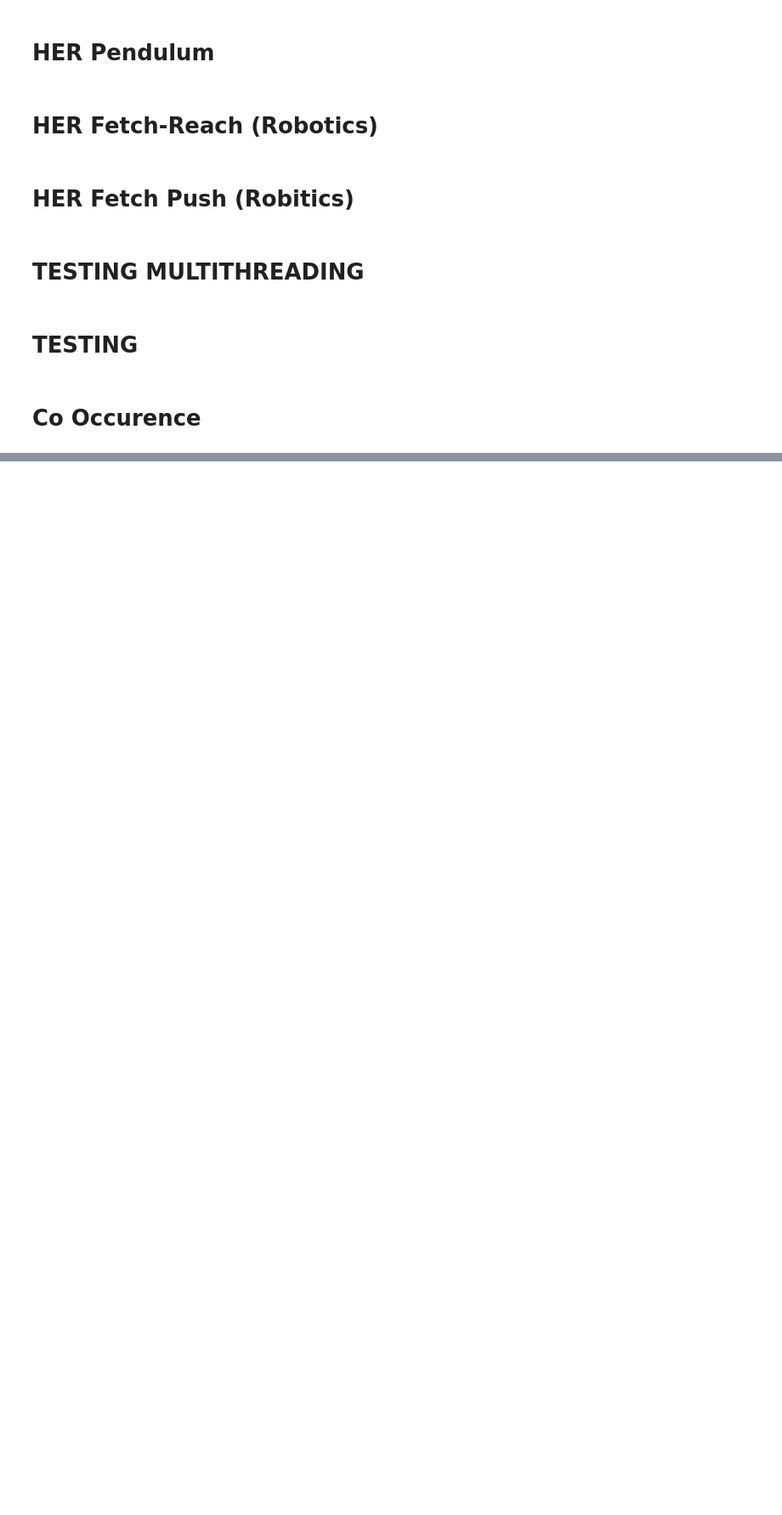
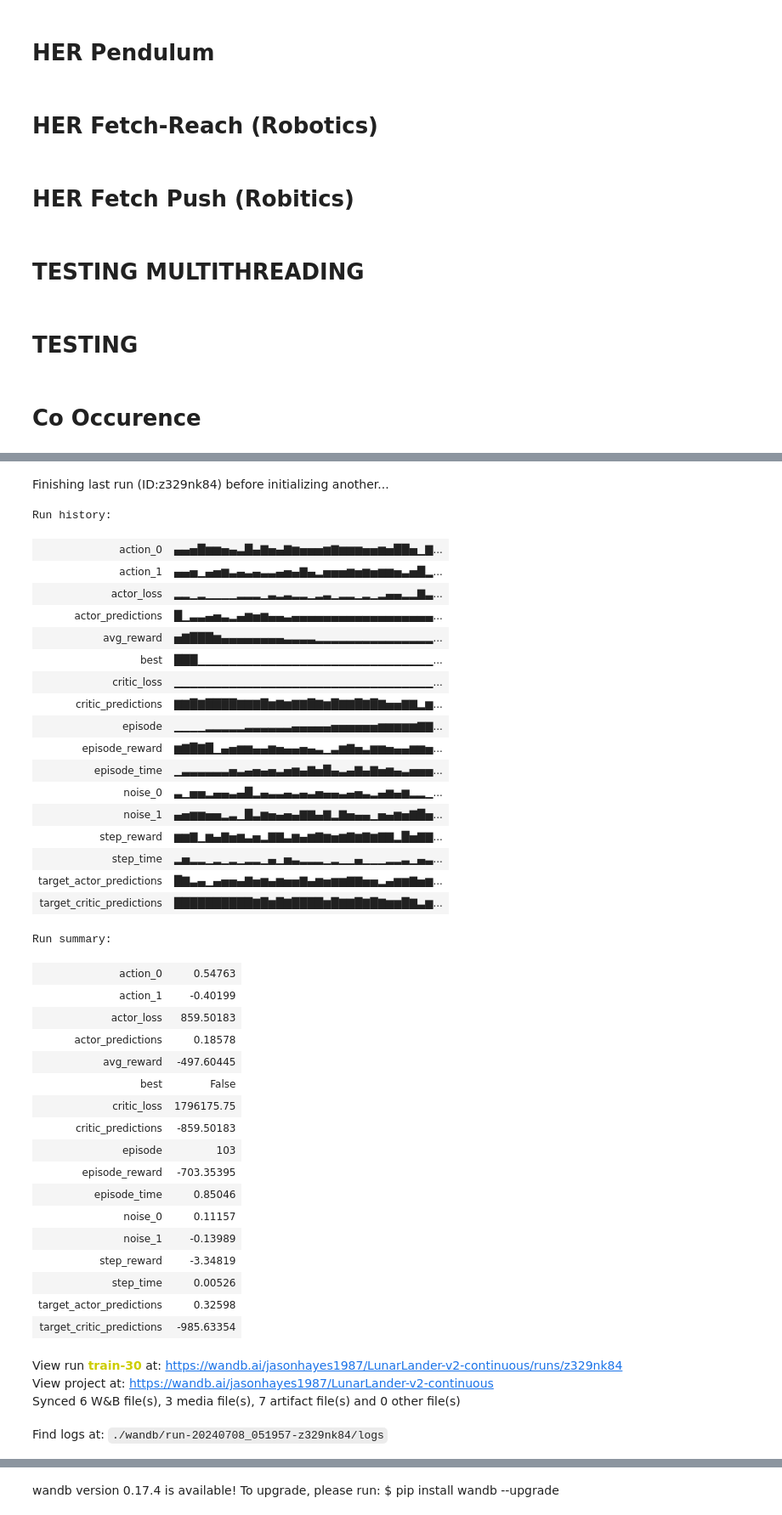
Before and after one commit to jasonhayes1987/PhoenX_RL, a Jupyter notebook: pytorch/src/app/test_bed.ipynb, the cells around one changed output, grey strips where cells are left out. Shown: that part at 85% size. Drawn from its saved outputs; the diff is of its cells as text; code cells hidden in the pictures; blank space fills up the shorter version.

```diff
--- a/pytorch/src/app/test_bed.ipynb
+++ b/pytorch/src/app/test_bed.ipynb
@@ -1630,0 +1660,6 @@ her.get_config()
+# %%
+env = gym.make('LunarLanderContinuous-v2')
+# env = gym.make("BipedalWalker-v3")
+# env = gym.make("Pendulum-v1")
+# %%
+device='cuda'
@@ -1630,0 +1804,16 @@ her.get_config()
+# %%
+replay_buffer = helper.ReplayBuffer(env, 1000000, device=device)
+noise = helper.NormalNoise(shape=env.action_space.shape, mean=0.0, stddev=0.1, device=device)
+# %%
+td3 = rl_agents.TD3(
+    env=env,
+    actor_model=actor,
+    critic_model=critic,
+    replay_buffer=replay_buffer,
+    batch_size=100,
+    noise=noise,
+    actor_update_delay=2,
+    callbacks=[rl_callbacks.WandbCallback("LunarLander-v2-continuous")],
+    use_mpi=False,
+    device=device
+)
@@ -1630,0 +1882,44 @@ her.get_config()
+# %%
+td3.train(num_episodes=1500)
+# %% [output]
+Finishing last run (ID:z329nk84) before initializing another...
+Run history:
+| action_0 | ▄▄▅█▆▆▅▄▃█▄▇▅▄▇▆▅▅▅▆▇▆▆▆▅▅▆▅██▅▁▇... |
+| action_1 | ▄▄▅▁▄▅▆▃▄▃▄▃▃▄▅▄▇▄▂▅▅▅▆▅▆▅▆▆▅▃▅█▂... |
+| actor_loss | ▂▂▁▂▁▁▁▁▂▂▂▁▃▂▃▂▂▁▂▃▁▂▂▁▂▁▂▄▄▂▂▇▃... |
+| actor_predictions | █▁▃▃▄▅▃▂▄▆▅▆▄▄▃▄▄▄▄▄▄▄▄▄▄▄▄▄▄▄▄▄▄... |
+| avg_reward | ▅▇███▆▄▄▄▄▄▄▄▄▃▃▃▃▂▂▂▂▂▂▂▂▂▂▂▂▂▂▂... |
+| best | ███▁▁▁▁▁▁▁▁▁▁▁▁▁▁▁▁▁▁▁▁▁▁▁▁▁▁▁▁▁▁... |
+| critic_loss | ▁▁▁▁▁▁▁▁▁▁▁▁▁▁▁▁▁▁▁▁▁▁▁▁▁▁▁▁▁▁▁▁▁... |
+| critic_predictions | ▇▇█▇████▇▇▇█▆▇▆▇▇█▇▆█▇▇█▇█▇▅▅▇▇▂▆... |
+| episode | ▁▁▁▁▂▂▂▂▂▃▃▃▃▃▃▄▄▄▄▄▅▅▅▅▅▅▆▆▆▆▆▇▇... |
+| episode_reward | ▆▇█▇█▁▄▅▆▆▄▄▆▅▄▄▅▄▃▁▃▆▇▅▃▆▆▅▄▄▆▆▅... |
+| episode_time | ▁▃▃▃▃▃▃▅▃▄▅▄▅▃▅▆▄▇▅█▄▃▄▇▄▇▅▆▄▃▅▅▅... |
+| noise_0 | ▃▁▅▅▂▄▄▃▄█▂▄▃▃▄▃▄▃▅▄▄▃▄▅▃▂▄▆▄▆▂▂▁... |
+| noise_1 | ▄▅▆▆▅▅▂▃▁█▃▆▅▄▅▄▇▇▄▇▂▇▅▄▄▁▅▄▆▅▇█▅... |
+| step_reward | ▆▆▇▁▆▄▇▅▆▃▅▂▇▇▃▆▄▆▇▆▅▆▇▆▇▆▇▇▂█▅▇▇... |
+| step_time | ▂▅▂▂▁▂▁▂▁▂▂▁▄▁▅▃▂▂▂▁▂▁▁▄▁▁▁▂▂▃▁▄▃... |
+| target_actor_predictions | █▇▃▄▁▄▅▅▄▇▅▆▄▆▅▅▇▄▆▅▆▆▇▇▅▅▂▄▆▆▇▅▆... |
+| target_critic_predictions | ██████████▇█▆█▇████▆█▇▇█▇█▇▆▆█▇▃▆... |
+Run summary:
+| action_0 | 0.54763 |
+| action_1 | -0.40199 |
+| actor_loss | 859.50183 |
+| actor_predictions | 0.18578 |
+| avg_reward | -497.60445 |
+| best | False |
+| critic_loss | 1796175.75 |
+| critic_predictions | -859.50183 |
+| episode | 103 |
+| episode_reward | -703.35395 |
+| episode_time | 0.85046 |
+| noise_0 | 0.11157 |
+| noise_1 | -0.13989 |
+| step_reward | -3.34819 |
+| step_time | 0.00526 |
+| target_actor_predictions | 0.32598 |
+| target_critic_predictions | -985.63354 |
+View run train-30 at: https://wandb.ai/jasonhayes1987/LunarLander-v2-continuous/runs/z329nk84
+View project at: https://wandb.ai/jasonhayes1987/LunarLander-v2-continuous
+Synced 6 W&B file(s), 3 media file(s), 7 artifact file(s) and 0 other file(s)
+Find logs at: ./wandb/run-20240708_051957-z329nk84/logs
@@ -1630,0 +1927 @@ her.get_config()
+wandb version 0.17.4 is available! To upgrade, please run: $ pip install wandb --upgrade
```
Also changed, not shown: parts of 33 cells of this notebook, 2 other files.
